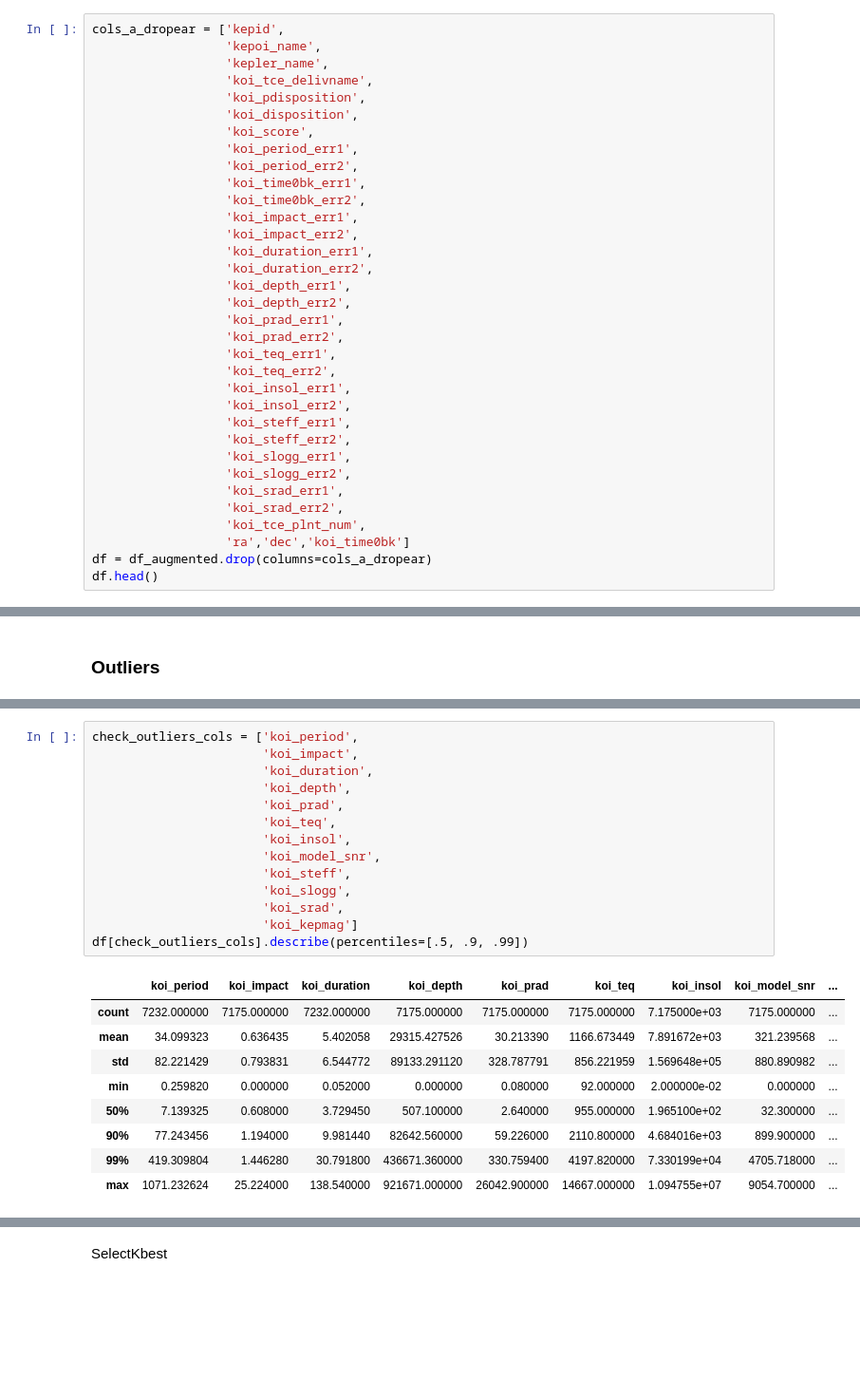
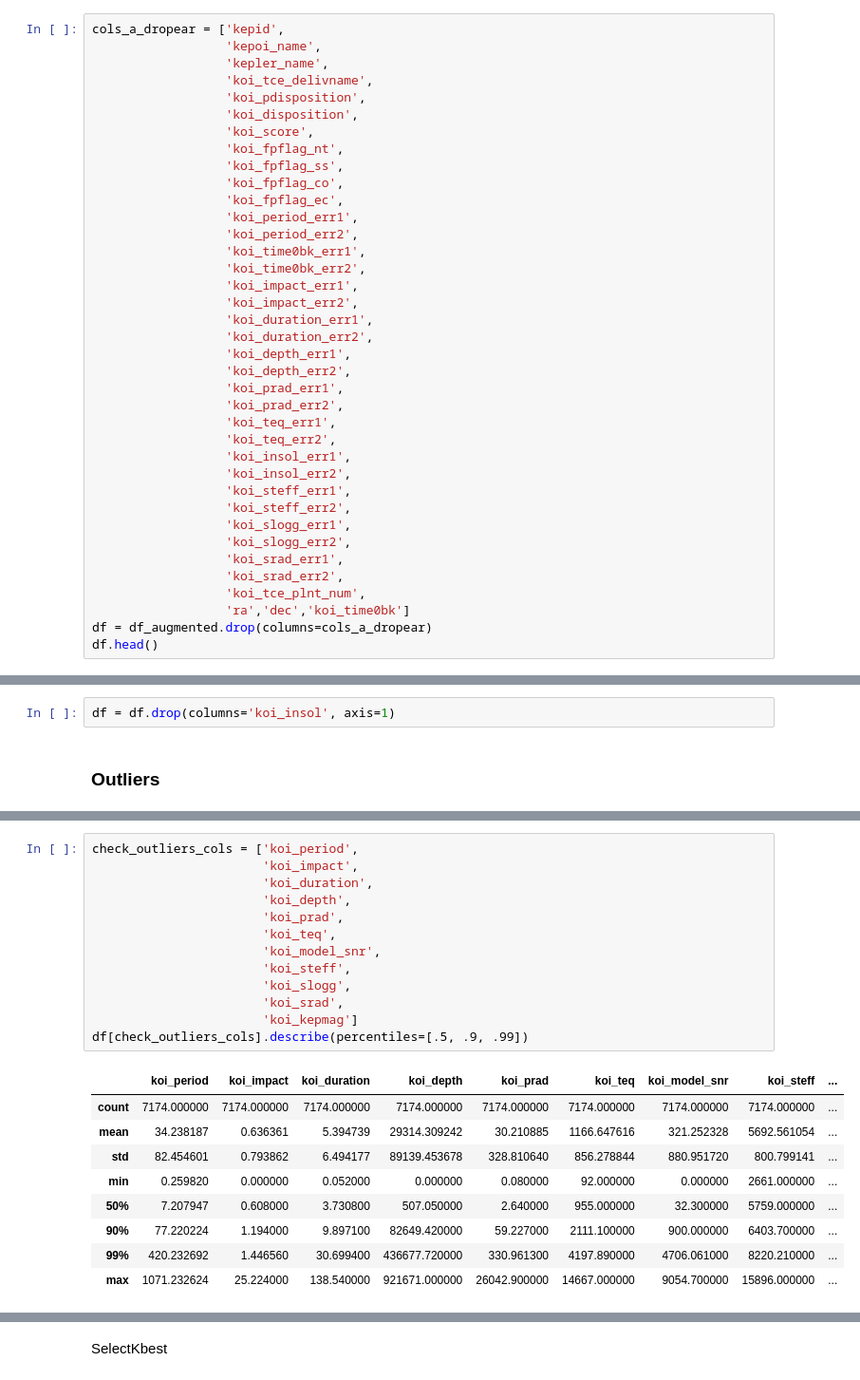
Before and after one commit to kpennington-esc/tp_adm, a Jupyter notebook: tp_adm.ipynb, the cells around one changed output, grey strips where cells are left out. Shown at 95% size. Cells and saved outputs as stored; diff of their text form; blank space fills up the shorter version.

```diff
--- a/tp_adm.ipynb
+++ b/tp_adm.ipynb
@@ -206,6 +261,10 @@ cols_a_dropear = ['kepid',
                   'koi_pdisposition',
                   'koi_disposition',
                   'koi_score',
+                  'koi_fpflag_nt',
+                  'koi_fpflag_ss',
+                  'koi_fpflag_co',
+                  'koi_fpflag_ec',
                   'koi_period_err1',
                   'koi_period_err2',
                   'koi_time0bk_err1',
@@ -278,2 +358,4 @@ df = df.dropna()
+# %%
+df = df.drop(columns='koi_insol', axis=1)
 # %% [markdown]
 ### Outliers
@@ -288,24 +364,23 @@ Index(['koi_fpflag_nt', 'koi_fpflag_ss', 'koi_fpflag_co', 'koi_fpflag_ec',
 # %%
 check_outliers_cols = ['koi_period',
                        'koi_impact',
                        'koi_duration',
                        'koi_depth',
                        'koi_prad',
                        'koi_teq',
-                       'koi_insol',
                        'koi_model_snr',
                        'koi_steff',
                        'koi_slogg',
                        'koi_srad',
                        'koi_kepmag']
 df[check_outliers_cols].describe(percentiles=[.5, .9, .99])
 # %% [output]
-|  | koi_period | koi_impact | koi_duration | koi_depth | koi_prad | koi_teq | koi_insol | koi_model_snr | ... |
-| count | 7232.000000 | 7175.000000 | 7232.000000 | 7175.000000 | 7175.000000 | 7175.000000 | 7.175000e+03 | 7175.000000 | ... |
-| mean | 34.099323 | 0.636435 | 5.402058 | 29315.427526 | 30.213390 | 1166.673449 | 7.891672e+03 | 321.239568 | ... |
-| std | 82.221429 | 0.793831 | 6.544772 | 89133.291120 | 328.787791 | 856.221959 | 1.569648e+05 | 880.890982 | ... |
-| min | 0.259820 | 0.000000 | 0.052000 | 0.000000 | 0.080000 | 92.000000 | 2.000000e-02 | 0.000000 | ... |
-| 50% | 7.139325 | 0.608000 | 3.729450 | 507.100000 | 2.640000 | 955.000000 | 1.965100e+02 | 32.300000 | ... |
-| 90% | 77.243456 | 1.194000 | 9.981440 | 82642.560000 | 59.226000 | 2110.800000 | 4.684016e+03 | 899.900000 | ... |
-| 99% | 419.309804 | 1.446280 | 30.791800 | 436671.360000 | 330.759400 | 4197.820000 | 7.330199e+04 | 4705.718000 | ... |
-| max | 1071.232624 | 25.224000 | 138.540000 | 921671.000000 | 26042.900000 | 14667.000000 | 1.094755e+07 | 9054.700000 | ... |
+|  | koi_period | koi_impact | koi_duration | koi_depth | koi_prad | koi_teq | koi_model_snr | koi_steff | ... |
+| count | 7174.000000 | 7174.000000 | 7174.000000 | 7174.000000 | 7174.000000 | 7174.000000 | 7174.000000 | 7174.000000 | ... |
+| mean | 34.238187 | 0.636361 | 5.394739 | 29314.309242 | 30.210885 | 1166.647616 | 321.252328 | 5692.561054 | ... |
+| std | 82.454601 | 0.793862 | 6.494177 | 89139.453678 | 328.810640 | 856.278844 | 880.951720 | 800.799141 | ... |
+| min | 0.259820 | 0.000000 | 0.052000 | 0.000000 | 0.080000 | 92.000000 | 0.000000 | 2661.000000 | ... |
+| 50% | 7.207947 | 0.608000 | 3.730800 | 507.050000 | 2.640000 | 955.000000 | 32.300000 | 5759.000000 | ... |
+| 90% | 77.220224 | 1.194000 | 9.897100 | 82649.420000 | 59.227000 | 2111.100000 | 900.000000 | 6403.700000 | ... |
+| 99% | 420.232692 | 1.446560 | 30.699400 | 436677.720000 | 330.961300 | 4197.890000 | 4706.061000 | 8220.210000 | ... |
+| max | 1071.232624 | 25.224000 | 138.540000 | 921671.000000 | 26042.900000 | 14667.000000 | 9054.700000 | 15896.000000 | ... |
```
Also changed, not shown: parts of 27 cells of this notebook.
